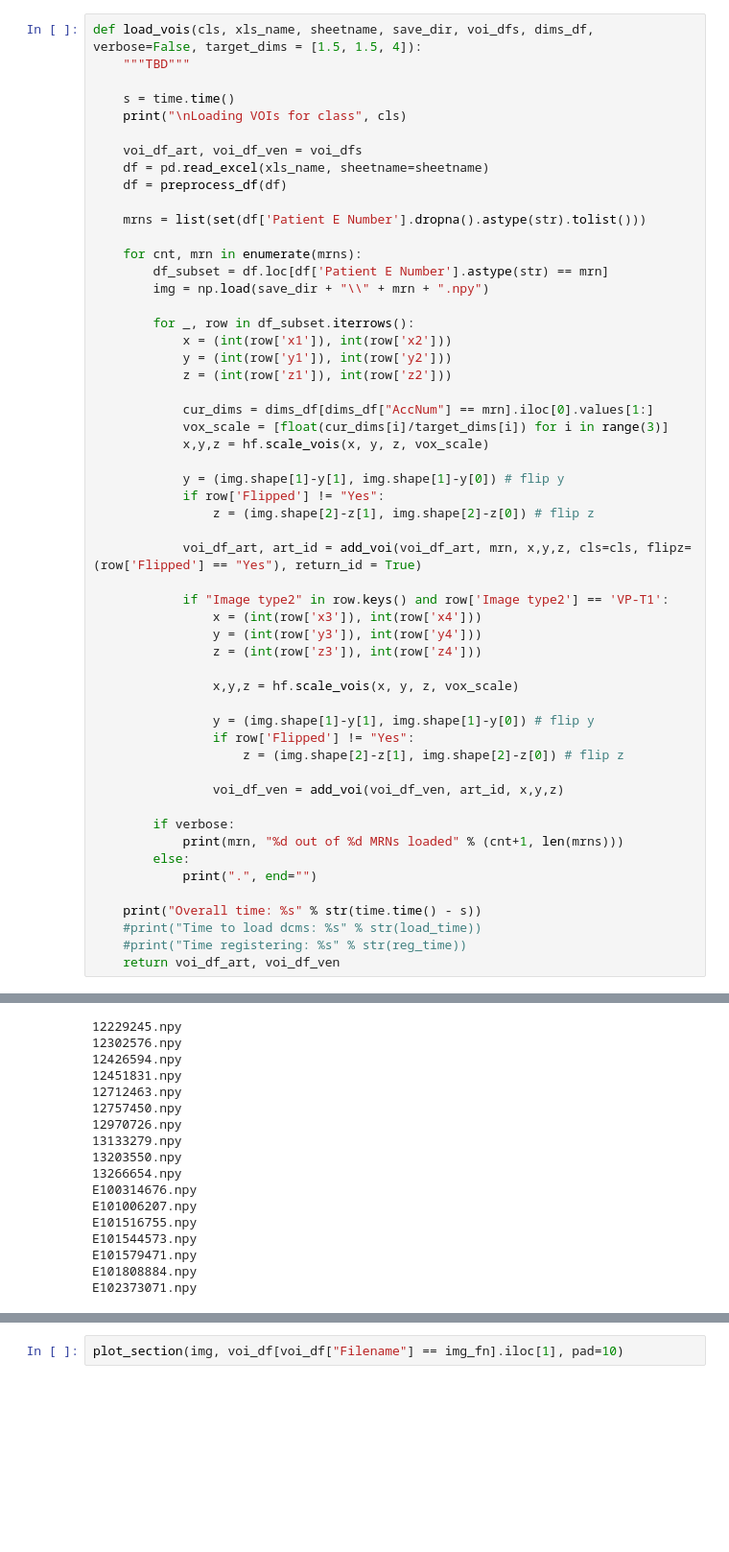
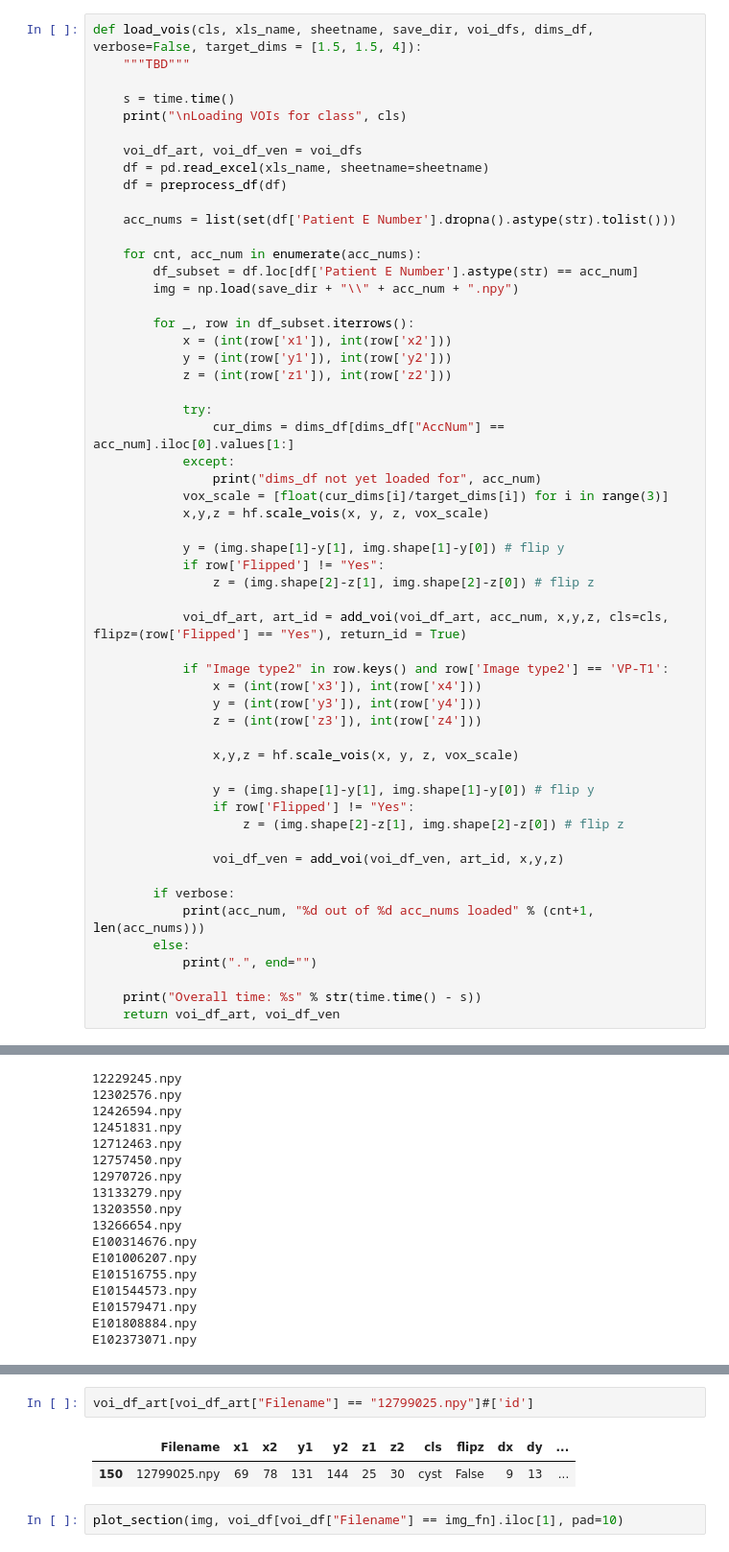
Before and after one commit to clintonjwang/voi-classifier, a Jupyter notebook: data-retriever.ipynb, the cells around one changed output, grey strips where cells are left out. Shown at 96% size. Cells and saved outputs as stored; diff of their text form; blank space fills up the shorter version.

```diff
--- a/data-retriever.ipynb
+++ b/data-retriever.ipynb
@@ -135,18 +136,21 @@ def load_vois(cls, xls_name, sheetname, save_dir, voi_dfs, dims_df, verbose=Fals
     df = pd.read_excel(xls_name, sheetname=sheetname)
     df = preprocess_df(df)
 
-    mrns = list(set(df['Patient E Number'].dropna().astype(str).tolist()))
+    acc_nums = list(set(df['Patient E Number'].dropna().astype(str).tolist()))
 
-    for cnt, mrn in enumerate(mrns):
-        df_subset = df.loc[df['Patient E Number'].astype(str) == mrn]
-        img = np.load(save_dir + "\\" + mrn + ".npy")
+    for cnt, acc_num in enumerate(acc_nums):
+        df_subset = df.loc[df['Patient E Number'].astype(str) == acc_num]
+        img = np.load(save_dir + "\\" + acc_num + ".npy")
 
         for _, row in df_subset.iterrows():
             x = (int(row['x1']), int(row['x2']))
             y = (int(row['y1']), int(row['y2']))
             z = (int(row['z1']), int(row['z2']))
 
-            cur_dims = dims_df[dims_df["AccNum"] == mrn].iloc[0].values[1:]
+            try:
+                cur_dims = dims_df[dims_df["AccNum"] == acc_num].iloc[0].values[1:]
+            except:
+                print("dims_df not yet loaded for", acc_num)
             vox_scale = [float(cur_dims[i]/target_dims[i]) for i in range(3)]
             x,y,z = hf.scale_vois(x, y, z, vox_scale)
 
@@ -154,7 +158,7 @@ def load_vois(cls, xls_name, sheetname, save_dir, voi_dfs, dims_df, verbose=Fals
             if row['Flipped'] != "Yes":
                 z = (img.shape[2]-z[1], img.shape[2]-z[0]) # flip z
 
-            voi_df_art, art_id = add_voi(voi_df_art, mrn, x,y,z, cls=cls, flipz=(row['Flipped'] == "Yes"), return_id = True)
+            voi_df_art, art_id = add_voi(voi_df_art, acc_num, x,y,z, cls=cls, flipz=(row['Flipped'] == "Yes"), return_id = True)
 
             if "Image type2" in row.keys() and row['Image type2'] == 'VP-T1':
                 x = (int(row['x3']), int(row['x4']))
@@ -170,11 +174,9 @@ def load_vois(cls, xls_name, sheetname, save_dir, voi_dfs, dims_df, verbose=Fals
                 voi_df_ven = add_voi(voi_df_ven, art_id, x,y,z)
 
         if verbose:
-            print(mrn, "%d out of %d MRNs loaded" % (cnt+1, len(mrns)))
+            print(acc_num, "%d out of %d acc_nums loaded" % (cnt+1, len(acc_nums)))
         else:
             print(".", end="")
 
     print("Overall time: %s" % str(time.time() - s))
-    #print("Time to load dcms: %s" % str(load_time))
-    #print("Time registering: %s" % str(reg_time))
     return voi_df_art, voi_df_ven
@@ -385,2 +467,7 @@ plt.imshow(np.transpose(img[img.shape[0]*1//5:img.shape[0]*4//5,
+# %%
+voi_df_art[voi_df_art["Filename"] == "12799025.npy"]#['id']
+# %% [output]
+|  | Filename | x1 | x2 | y1 | y2 | z1 | z2 | cls | flipz | dx | dy | ... |
+| 150 | 12799025.npy | 69 | 78 | 131 | 144 | 25 | 30 | cyst | False | 9 | 13 | ... |
 # %%
 plot_section(img, voi_df[voi_df["Filename"] == img_fn].iloc[1], pad=10)
```
Also changed, not shown: parts of 40 cells of this notebook, 6 other files.
